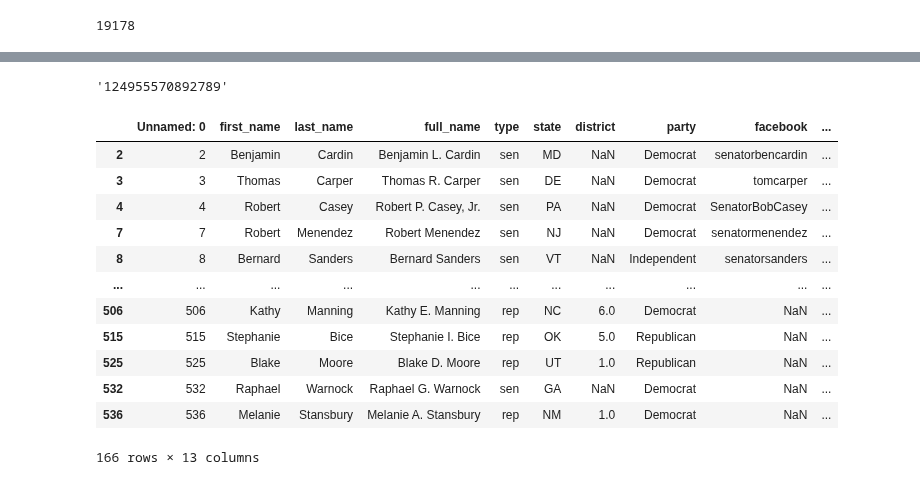
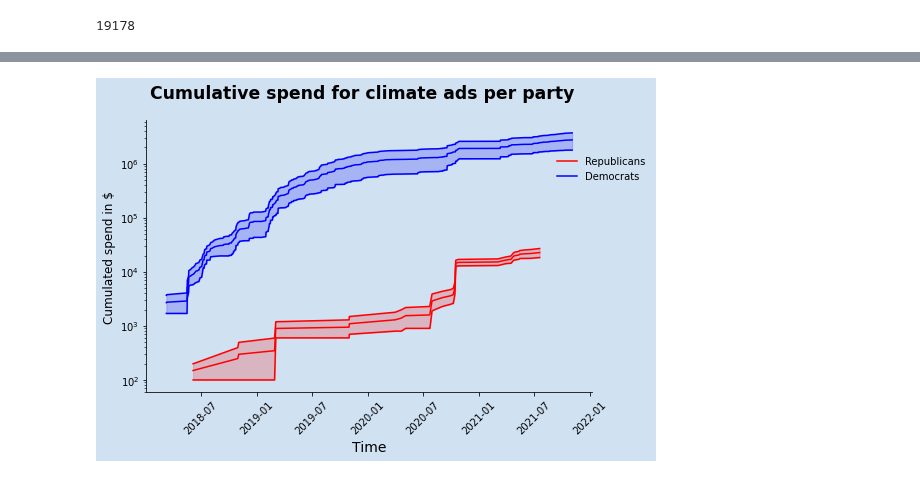
Before and after one commit to lrnz-asnprs/political-ad-api, a Jupyter notebook: notebooks/laurenz_notebook.ipynb, the cells around one changed output, grey strips where cells are left out. Saved outputs shown, nothing was run; the diff lists cells and outputs as text; code cells hidden in the pictures.

Commit message:
added plots and viz

```diff
--- a/notebooks/laurenz_notebook.ipynb
+++ b/notebooks/laurenz_notebook.ipynb
@@ -327,4 +258,0 @@ rest1
-# %%
-rest2[rest2["full_name"] == "Bernard Sanders"]["page_id"].values[0]
-# %% [output]
-'124955570892789'
@@ -338,17 +259,53 @@ def add_missing_pid(x):
-# %%
-missing = congress.loc[(congress["page_id"] == "no match")]
-missing
-# %% [output]
-|  | Unnamed: 0 | first_name | last_name | full_name | type | state | district | party | facebook | ... |
-| 2 | 2 | Benjamin | Cardin | Benjamin L. Cardin | sen | MD | NaN | Democrat | senatorbencardin | ... |
-| 3 | 3 | Thomas | Carper | Thomas R. Carper | sen | DE | NaN | Democrat | tomcarper | ... |
-| 4 | 4 | Robert | Casey | Robert P. Casey, Jr. | sen | PA | NaN | Democrat | SenatorBobCasey | ... |
-| 7 | 7 | Robert | Menendez | Robert Menendez | sen | NJ | NaN | Democrat | senatormenendez | ... |
-| 8 | 8 | Bernard | Sanders | Bernard Sanders | sen | VT | NaN | Independent | senatorsanders | ... |
-| ... | ... | ... | ... | ... | ... | ... | ... | ... | ... | ... |
-| 506 | 506 | Kathy | Manning | Kathy E. Manning | rep | NC | 6.0 | Democrat | NaN | ... |
-| 515 | 515 | Stephanie | Bice | Stephanie I. Bice | rep | OK | 5.0 | Republican | NaN | ... |
-| 525 | 525 | Blake | Moore | Blake D. Moore | rep | UT | 1.0 | Republican | NaN | ... |
-| 532 | 532 | Raphael | Warnock | Raphael G. Warnock | sen | GA | NaN | Democrat | NaN | ... |
-| 536 | 536 | Melanie | Stansbury | Melanie A. Stansbury | rep | NM | 1.0 | Democrat | NaN | ... |
-166 rows × 13 columns
+# %%
+republicans_climate = grouper.group_ads_by_party_by_day(climate_ads, "Republican")
+democrats_climate = grouper.group_ads_by_party_by_day(climate_ads, "Democrat")
+# %%
+# As input needs dataframe containing the advertisements GROUPED BY DAY!
+# Can be done for individual politicians or even groups like reps or dems        # https://www.dataquest.io/blog/tutorial-time-series-analysis-with-pandas/
+# This graph: https://swdevnotes.com/python/2020/display-line-chart-range/
+
+
+df_1 = republicans_climate
+days = df_1.ad_creation_time
+lower = df_1.sum_spend_lo.cumsum()
+average = df_1.avg_spend.cumsum()
+upper = df_1.sum_spend_hi.cumsum()
+
+title = f'Cumulative spend for climate ads per party'
+
+fig, ax1 = plt.subplots(figsize = (8,5), facecolor = plt.cm.Blues(.2))
+
+fig.suptitle(title, fontsize = 'xx-large',  fontweight = 'bold')
+
+ax1.set_facecolor(plt.cm.Blues(.2))
+ax1.plot(days, upper, label = 'Republicans', color="red")
+ax1.plot(days, average, color="red")
+ax1.plot(days, lower, color="red")
+ax1.set_ylabel('Cumulated spend in $', fontsize = 'large')
+ax1.set_xlabel('Time', fontsize=14)
+        # Hide the right and top spines
+ax1.spines['right'].set_visible(False)
+ax1.spines['top'].set_visible(False)
+ax1.fill_between(days, lower, upper, alpha=0.2, color="red")
+
+# Second plot
+df_2 = democrats_climate
+days_2 = df_2.ad_creation_time
+lower_2 = df_2.sum_spend_lo.cumsum()
+average_2 = df_2.avg_spend.cumsum()
+upper_2 = df_2.sum_spend_hi.cumsum()
+
+ax1.plot(days_2, upper_2, label = 'Democrats', color="blue")
+ax1.plot(days_2, average_2, color="blue")
+ax1.plot(days_2, lower_2,color="blue")
+ax1.fill_between(days_2, lower_2, upper_2, alpha=0.2, color="blue")
+
+ax1.legend(bbox_to_anchor = (0.9, 0.9),
+                loc = 'upper left',
+                frameon = False,
+                fontsize = 'medium')
+plt.yscale("log")
+plt.xticks(rotation = 45) # Rotates X-ax1is Ticks by 45-degrees
+plt.show()
+# %% [output]
+[figure, added]
```
Also changed, not shown: parts of 15 cells of this notebook, 13 other files.
